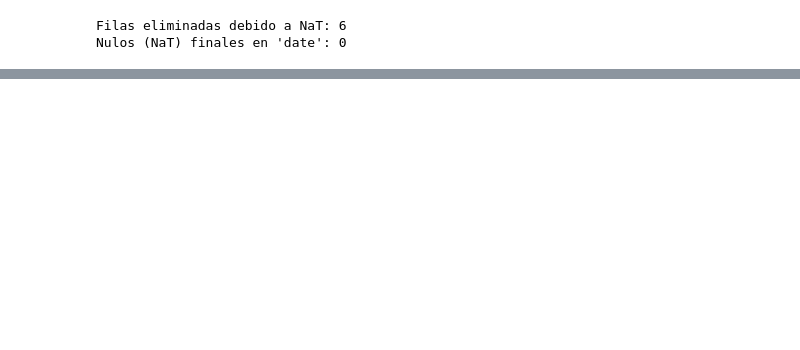
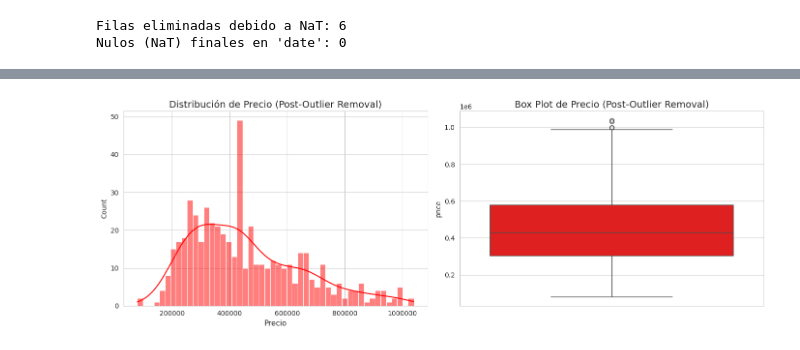
Before and after one commit to EduFergo/DirtyData, a Jupyter notebook: datacleaner/cleaner.ipynb, the cells around one changed output, grey strips where cells are left out. Saved outputs shown, nothing was run; the diff lists cells and outputs as text; code cells hidden in the pictures; blank space fills up the shorter version.

```diff
--- a/datacleaner/cleaner.ipynb
+++ b/datacleaner/cleaner.ipynb
@@ -123,0 +270,22 @@ Nulos (NaT) finales en 'date': 0
+# %%
+import matplotlib.pyplot as plt
+import seaborn as sns
+
+plt.figure(figsize=(14, 5))
+
+# Histograma después de la eliminación
+plt.subplot(1, 2, 1)
+sns.histplot(df['price'], bins=50, kde=True, color='red')
+plt.title('Distribución de Precio (Post-Outlier Removal)', fontsize=14)
+plt.xlabel('Precio', fontsize=11)
+plt.ticklabel_format(style='plain', axis='x')
+
+# Box Plot después de la eliminación (debería tener muy pocos o ningún outlier)
+plt.subplot(1, 2, 2)
+sns.boxplot(y=df['price'], color='red')
+plt.title('Box Plot de Precio (Post-Outlier Removal)', fontsize=14)
+
+plt.tight_layout()
+plt.show()
+# %% [output]
+[figure, added]
```
Also changed, not shown: parts of 38 cells of this notebook, 2 other files.
